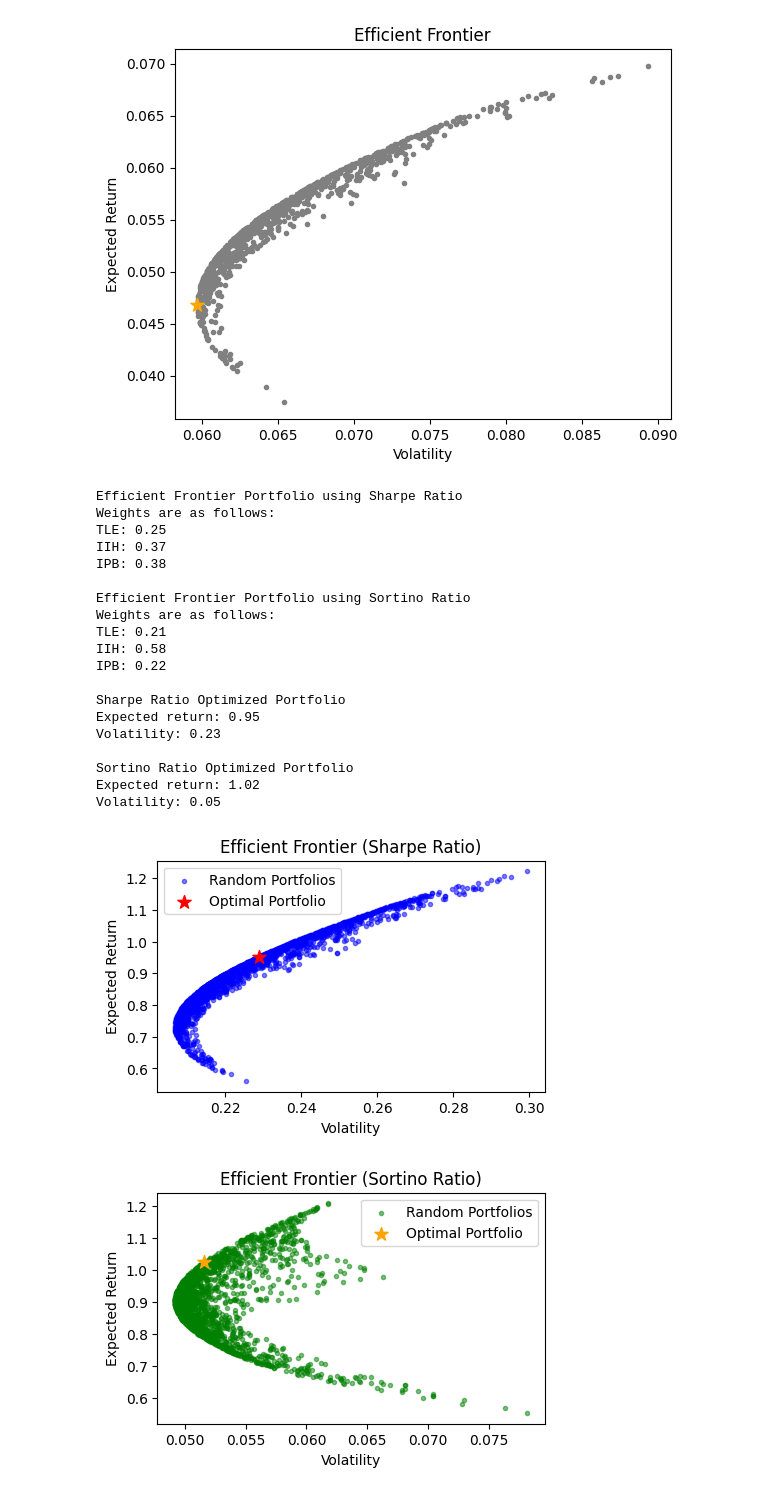
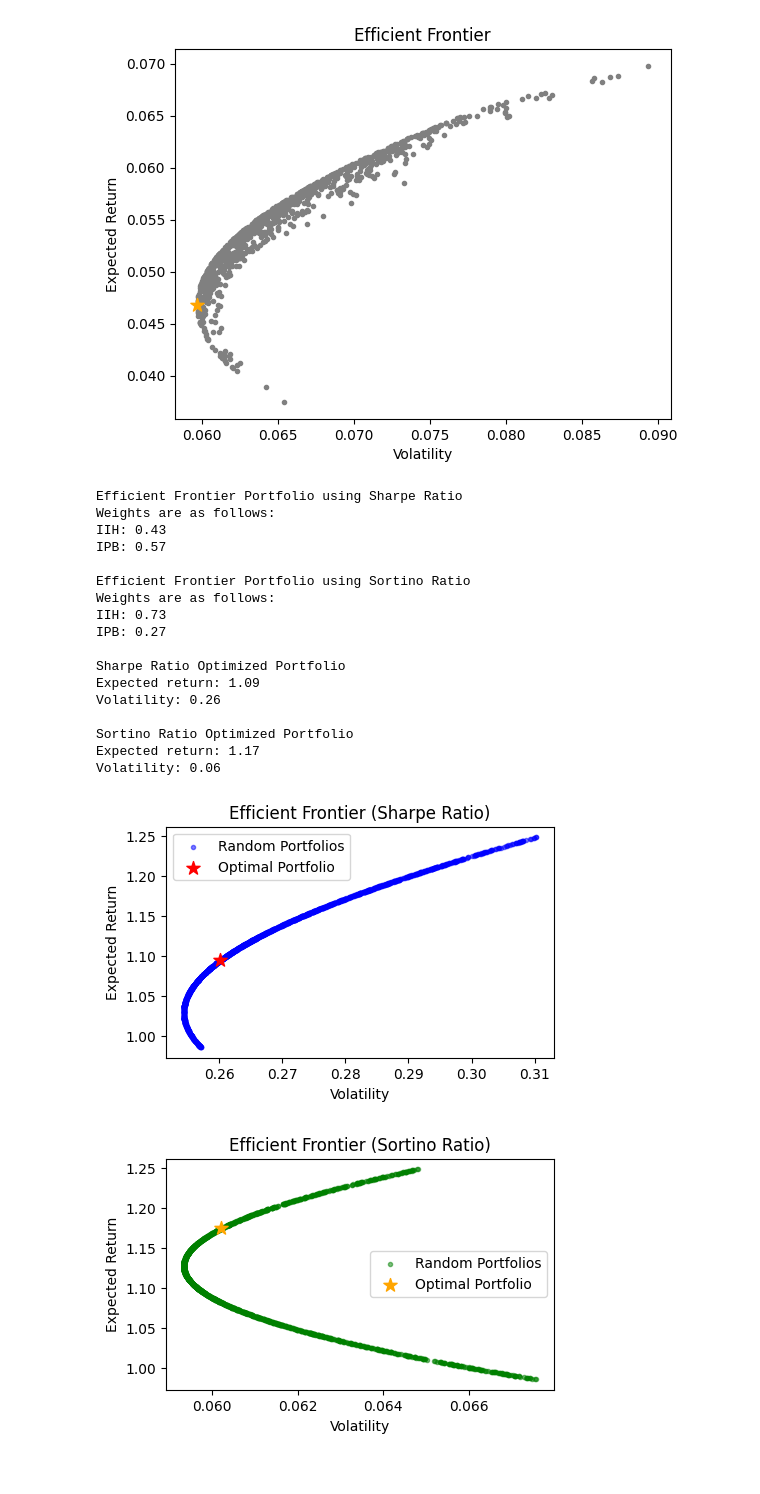
Before and after one commit to ergodique/Portfolio, a Jupyter notebook: Portfolio Optimisation/Portfolio Optimization.ipynb, the cells around one changed output. Saved outputs shown, nothing was run; the diff lists cells and outputs as text; code cells hidden in the pictures.

```diff
--- a/Portfolio Optimisation/Portfolio Optimization.ipynb
+++ b/Portfolio Optimisation/Portfolio Optimization.ipynb
@@ -144,7 +144,7 @@ import matplotlib.pyplot as plt
 from scipy.optimize import minimize
 
 # Load the data into a pandas DataFrame
-df = pd.read_excel('annual_returns.xlsx', sheet_name='Sheet2', index_col=0)
+df = pd.read_excel('annual_returns.xlsx', sheet_name='Sheet3', index_col=0)
 numeric_cols = df.select_dtypes(include=['float64', 'int64'])
 df[numeric_cols.columns] = numeric_cols / 100
 
@@ -260,42 +260,40 @@ plt.show()
 # Plot efficient frontier for Sortino ratio optimized portfolio
 portfolio_returns_sortino = []
 portfolio_volatilities_sortino = []
 for i in range(2000):
     weights = np.random.rand(num_assets)
     weights /= np.sum(weights)
     portfolio_returns_sortino.append((1+np.dot(weights.T, mean_returns))**12-1)
     downside_returns = df[df < 0].fillna(0)
     portfolio_volatilities_sortino.append(np.sqrt(np.dot(weights.T, np.dot(downside_returns.cov(), weights)))* math.sqrt(12))
 portfolio_returns_sortino = np.array(portfolio_returns_sortino)
 portfolio_volatilities_sortino = np.array(portfolio_volatilities_sortino)
 
 plt.figure(figsize=(5, 3))
 plt.scatter(portfolio_volatilities_sortino, portfolio_returns_sortino, marker='.', color='green', alpha=0.5, label='Random Portfolios')
 plt.scatter(sortino_portfolio_volatility_annual, sortino_portfolio_return_annual, color='orange', marker='*', s=100, label='Optimal Portfolio')
 plt.title('Efficient Frontier (Sortino Ratio)')
 plt.xlabel('Volatility')
 plt.ylabel('Expected Return')
 plt.legend()
 plt.show()
 # %% [output]
 Efficient Frontier Portfolio using Sharpe Ratio
 Weights are as follows:
-TLE: 0.25
-IIH: 0.37
-IPB: 0.38
+IIH: 0.43
+IPB: 0.57
 
 Efficient Frontier Portfolio using Sortino Ratio
 Weights are as follows:
-TLE: 0.21
-IIH: 0.58
-IPB: 0.22
+IIH: 0.73
+IPB: 0.27
 
 Sharpe Ratio Optimized Portfolio
-Expected return: 0.95
-Volatility: 0.23
+Expected return: 1.09
+Volatility: 0.26
 
 Sortino Ratio Optimized Portfolio
-Expected return: 1.02
-Volatility: 0.05
+Expected return: 1.17
+Volatility: 0.06
-[figure, old version]
+[figure, new version]
-[figure, old version]
+[figure, new version]
```
Also changed, not shown: 2 other files.
